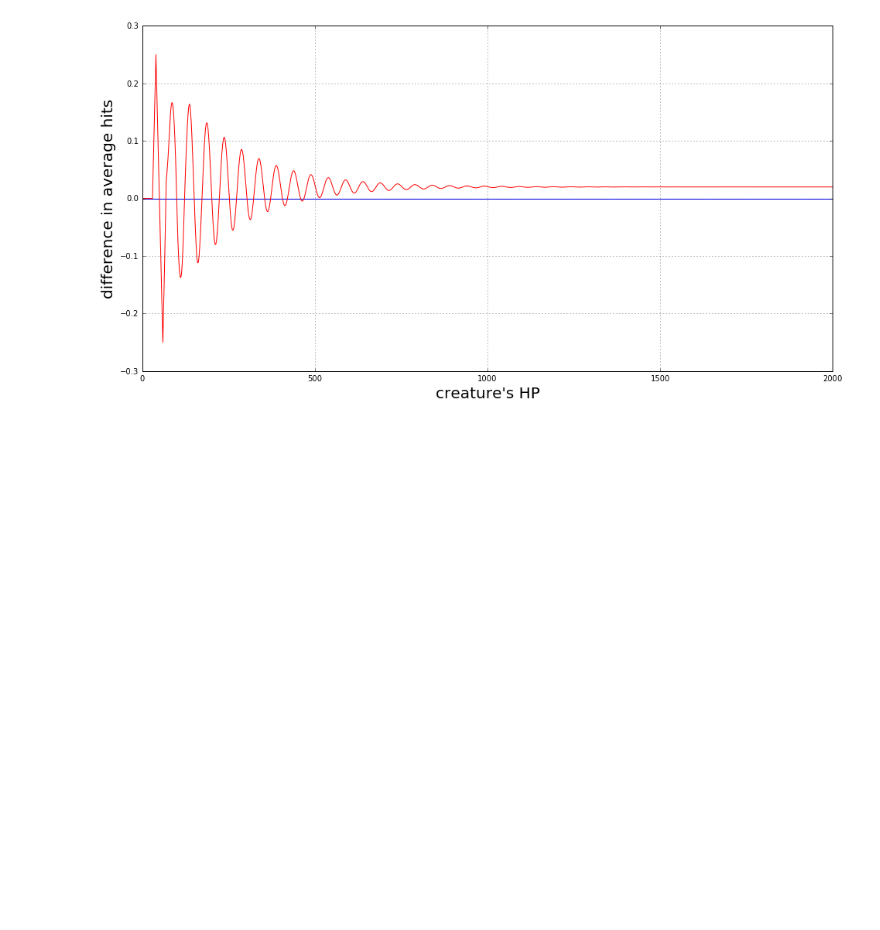
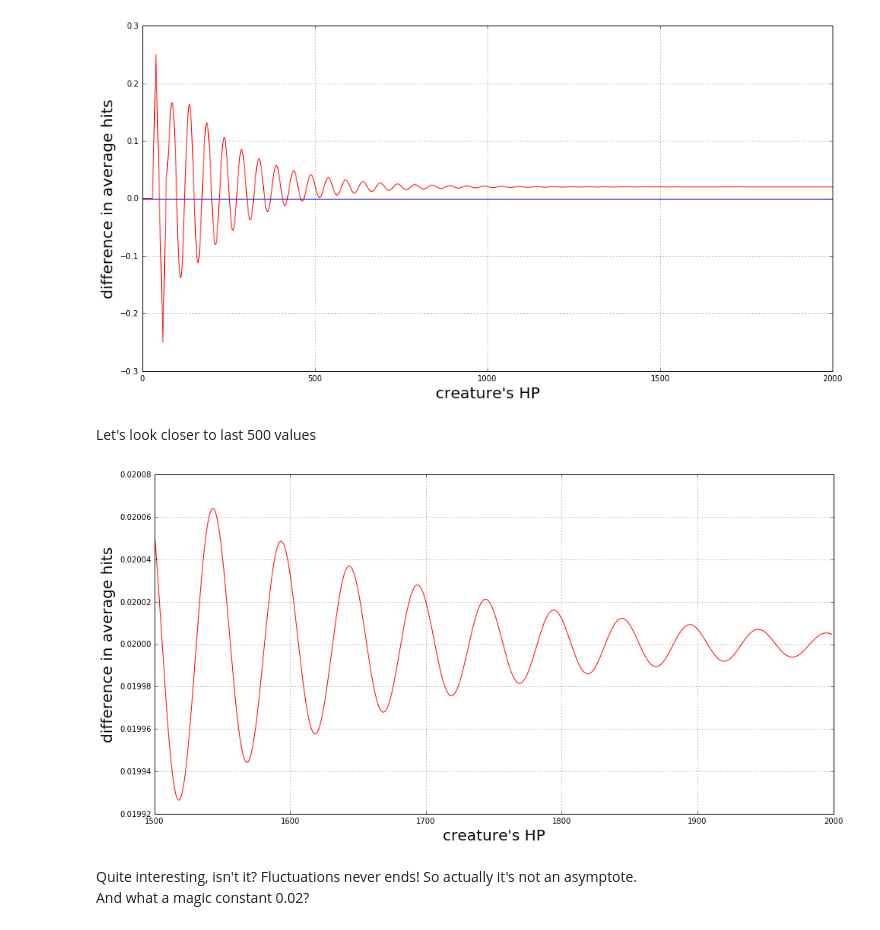
Before and after one commit to necludov/two-swords, a Jupyter notebook: post.ipynb, the cells around one changed output. Drawn from its saved outputs; the diff is of its cells as text; code cells hidden in the pictures; blank space fills up the shorter version.

```diff
--- a/post.ipynb
+++ b/post.ipynb
@@ -289,3 +267,11 @@ for hp in hp_array:
+# %%
+hp_array = np.arange(2*10**3)
+a = 30
+b = 70
+c = 40
+d = 60
+
+avg_hits_blue, avg_hits_red = calc_avg_hits(a,b,c,d,hp_array)
 # %%
 figsize(16,8)
 plt.axhline(0.0)
@@ -295,3 +281,16 @@ plt.ylabel('difference in average hits', size=20)
 plt.grid()
 # %% [output]
 [figure]
+# %% [markdown]
+Let's look closer to last 500 values
+# %%
+figsize(16,8)
+plt.plot(hp_array[-500:], (avg_hits_red - avg_hits_blue)[-500:], 'r')
+plt.xlabel('creature\'s HP', size=20)
+plt.ylabel('difference in average hits', size=20)
+plt.grid()
+# %% [output]
+[figure, added]
+# %% [markdown]
+Quite interesting, isn't it? Fluctuations never ends! So actually it's not an asymptote.
+And what a magic constant 0.02?
```
Also changed, not shown: parts of 18 cells of this notebook.
